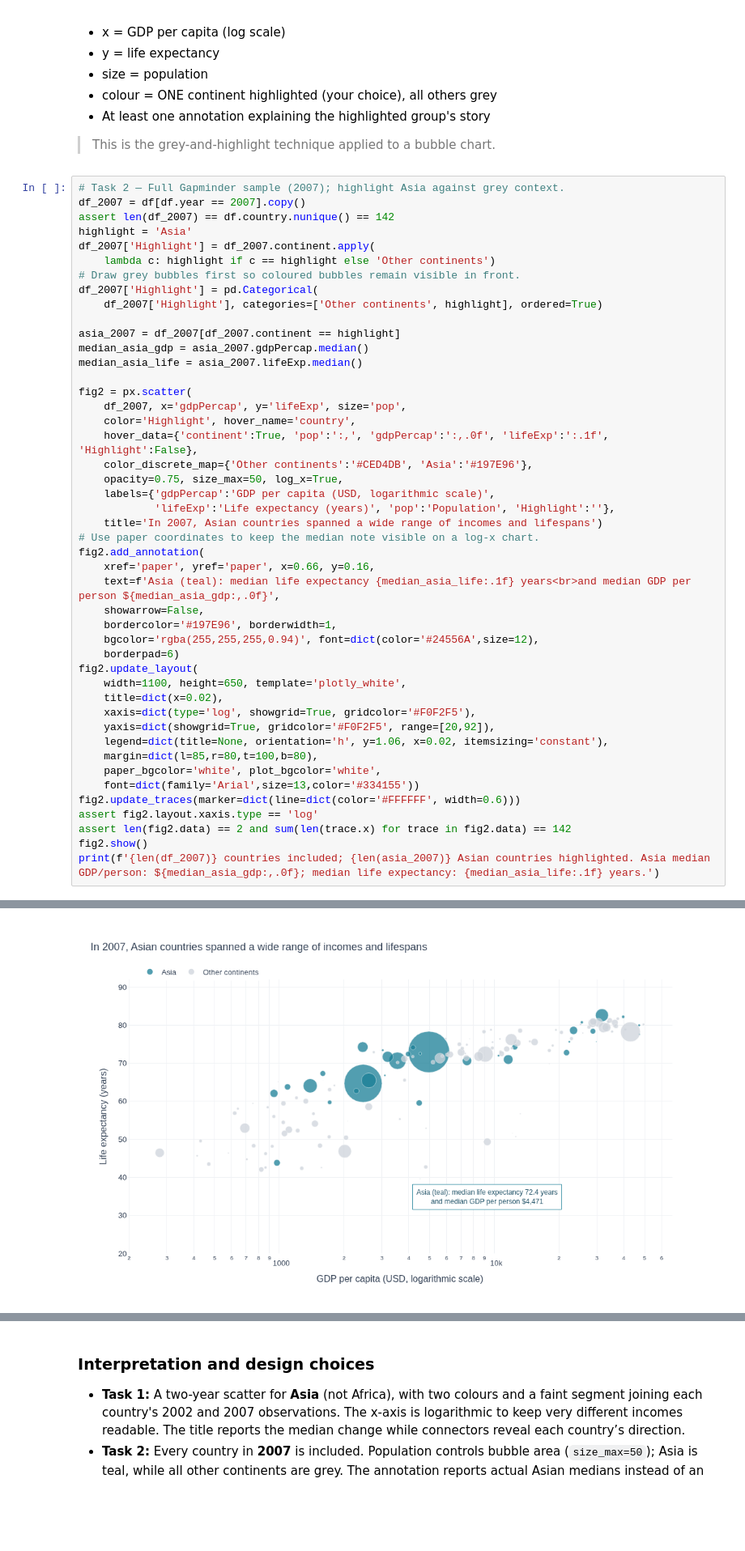
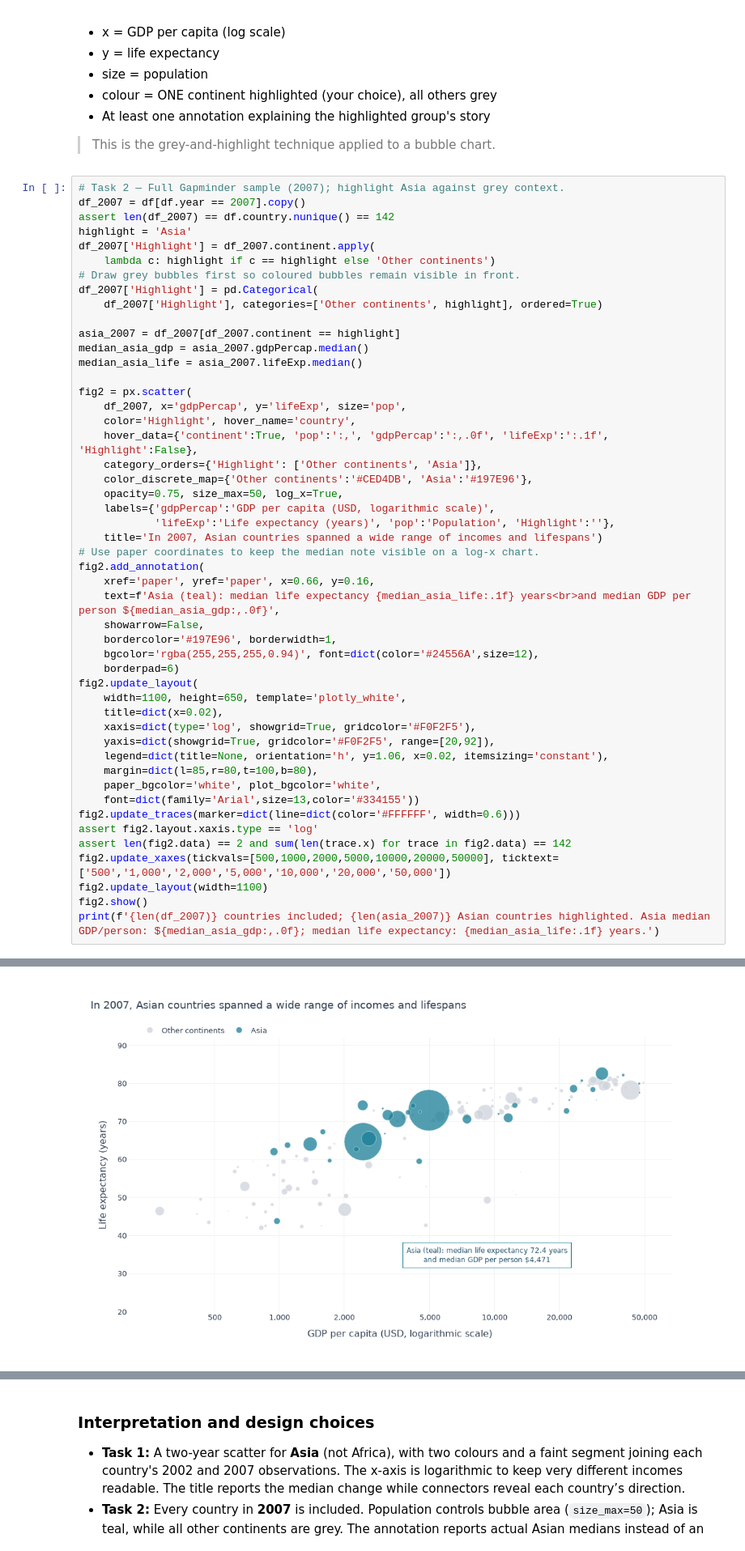
Before and after one commit to AlokKevadiya/dataviz-exercise-alokkevadiya, a Jupyter notebook: week04/lecture04_exercise.ipynb, the cells around one changed output, grey strips where cells are left out. Shown at 81% size. Drawn from its saved outputs; the diff is of its cells as text; blank space fills up the shorter version.

```diff
--- a/week04/lecture04_exercise.ipynb
+++ b/week04/lecture04_exercise.ipynb
@@ -132,6 +138,7 @@ fig2 = px.scatter(
     df_2007, x='gdpPercap', y='lifeExp', size='pop',
     color='Highlight', hover_name='country',
     hover_data={'continent':True, 'pop':':,', 'gdpPercap':':,.0f', 'lifeExp':':.1f', 'Highlight':False},
+    category_orders={'Highlight': ['Other continents', 'Asia']},
     color_discrete_map={'Other continents':'#CED4DB', 'Asia':'#197E96'},
     opacity=0.75, size_max=50, log_x=True,
     labels={'gdpPercap':'GDP per capita (USD, logarithmic scale)',
@@ -157,6 +164,8 @@ fig2.update_layout(
 fig2.update_traces(marker=dict(line=dict(color='#FFFFFF', width=0.6)))
 assert fig2.layout.xaxis.type == 'log'
 assert len(fig2.data) == 2 and sum(len(trace.x) for trace in fig2.data) == 142
+fig2.update_xaxes(tickvals=[500,1000,2000,5000,10000,20000,50000], ticktext=['500','1,000','2,000','5,000','10,000','20,000','50,000'])
+fig2.update_layout(width=1100)
 fig2.show()
 print(f'{len(df_2007)} countries included; {len(asia_2007)} Asian countries highlighted. Asia median GDP/person: ${median_asia_gdp:,.0f}; median life expectancy: {median_asia_life:.1f} years.')
 # %% [output]
@@ -163 +173 @@ print(f'{len(df_2007)} countries included; {len(asia_2007)} Asian countries high
-[figure, old version]
+[figure, new version]
```
Also changed, not shown: parts of 3 cells of this notebook, 25 other files.
